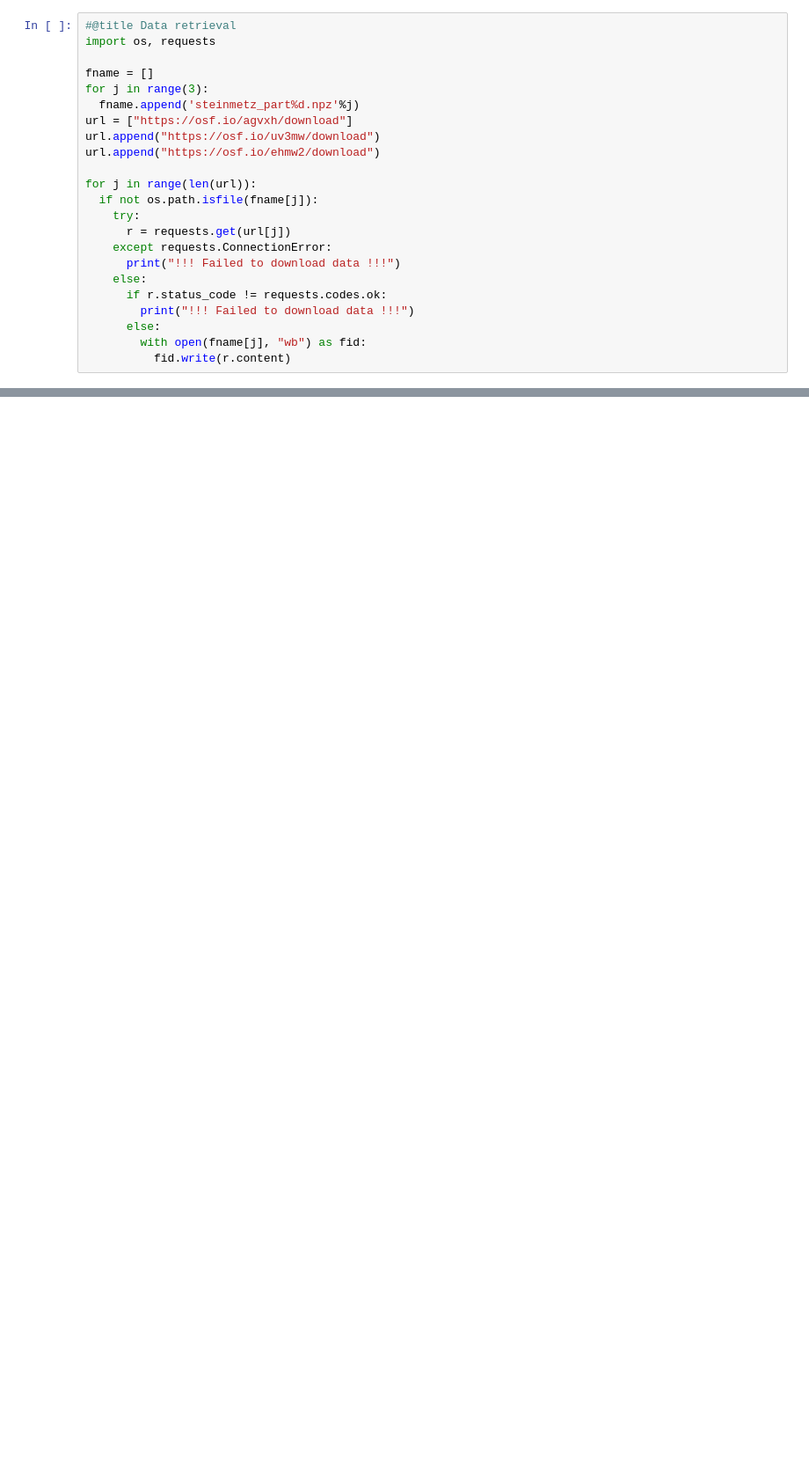
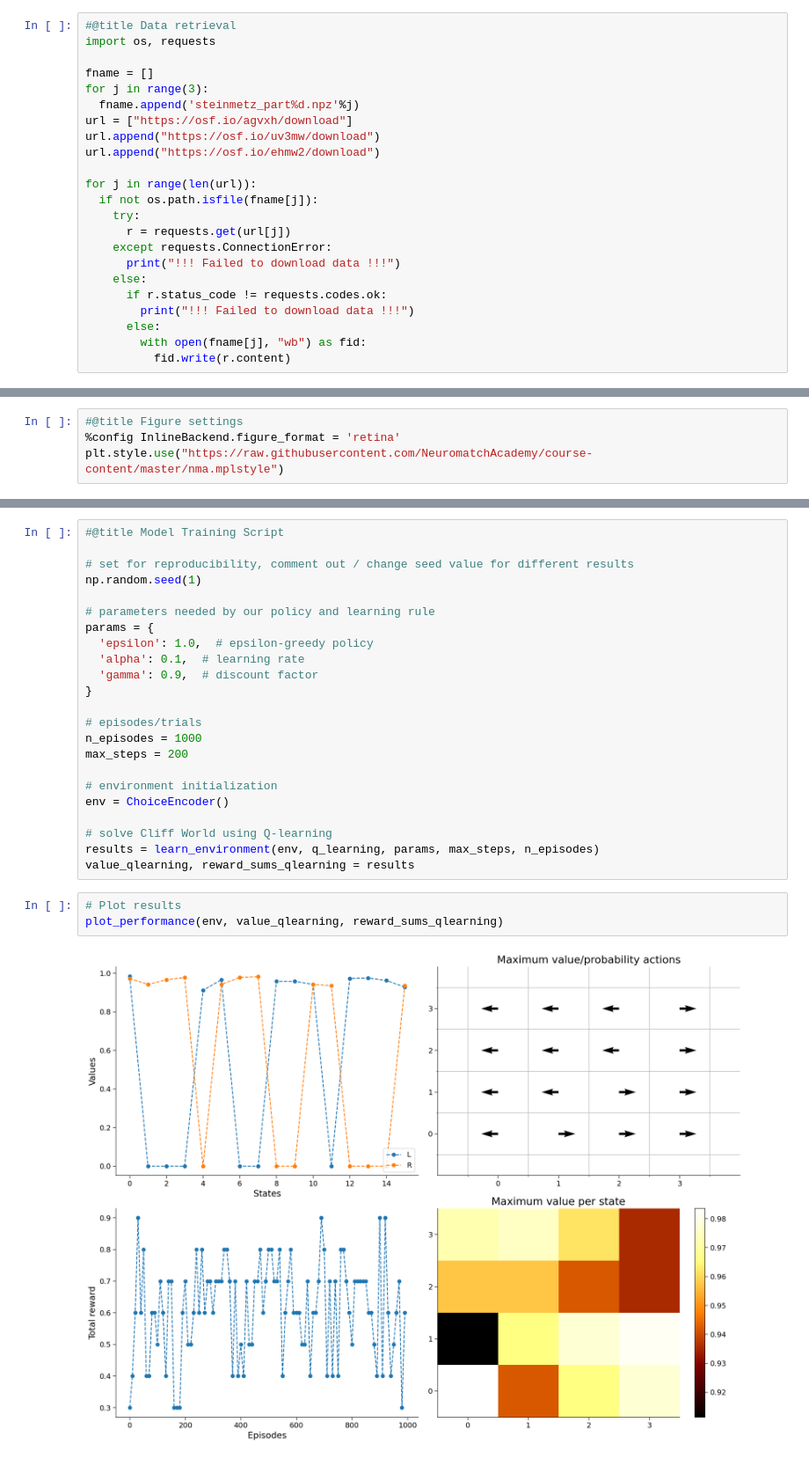
Before and after one commit to AmalAbdelsalam/NMA-Project-RL, a Jupyter notebook: Steinmetz_Data_Analysis.ipynb, the cells around one changed output, grey strips where cells are left out. Shown at 88% size. Saved outputs shown, nothing was run; the diff lists cells and outputs as text; blank space fills up the shorter version.

```diff
--- a/Steinmetz_Data_Analysis.ipynb
+++ b/Steinmetz_Data_Analysis.ipynb
@@ -68,0 +143,4 @@ print(c)
+# %%
+#@title Figure settings
+%config InlineBackend.figure_format = 'retina'
+plt.style.use("https://raw.githubusercontent.com/NeuromatchAcademy/course-content/master/nma.mplstyle")
@@ -68,0 +354,28 @@ print(c)
+# %%
+#@title Model Training Script
+
+# set for reproducibility, comment out / change seed value for different results
+np.random.seed(1)
+
+# parameters needed by our policy and learning rule
+params = {
+  'epsilon': 1.0,  # epsilon-greedy policy
+  'alpha': 0.1,  # learning rate
+  'gamma': 0.9,  # discount factor
+}
+
+# episodes/trials
+n_episodes = 1000
+max_steps = 200
+
+# environment initialization
+env = ChoiceEncoder()
+
+# solve Cliff World using Q-learning
+results = learn_environment(env, q_learning, params, max_steps, n_episodes)
+value_qlearning, reward_sums_qlearning = results
+# %%
+# Plot results
+plot_performance(env, value_qlearning, reward_sums_qlearning)
+# %% [output]
+[figure, added]
```
Also changed, not shown: parts of 16 cells of this notebook.
